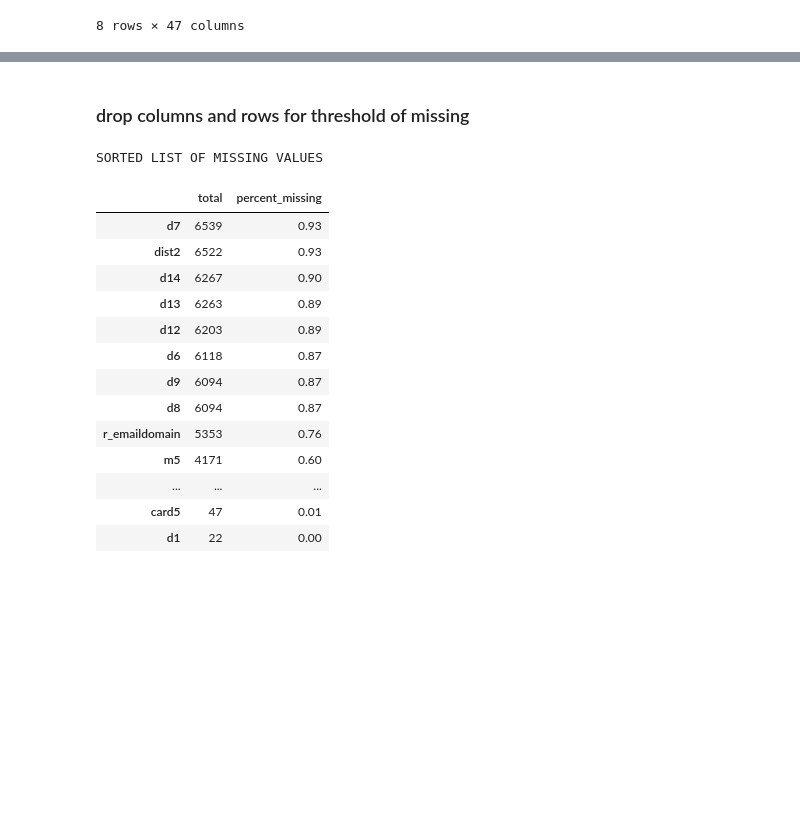
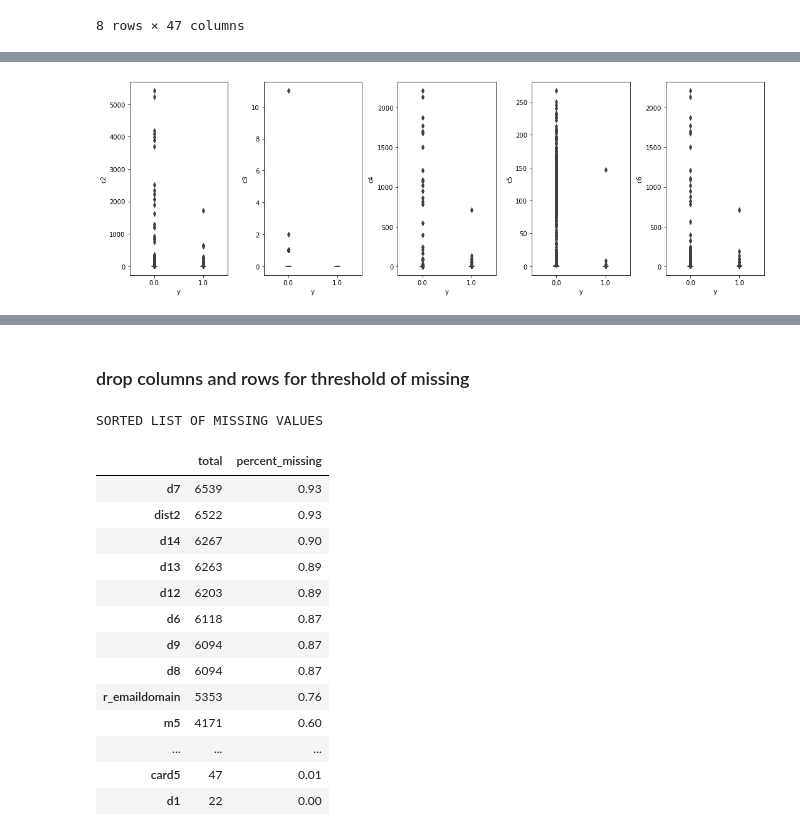
Before and after one commit to Marcelobbr/fraud_detection, a Jupyter notebook: notebooks/03_eda_cleansing.ipynb, the cells around one changed output, grey strips where cells are left out. Cells and saved outputs as stored; diff of their text form; code cells hidden in the pictures; blank space fills up the shorter version.

```diff
--- a/notebooks/03_eda_cleansing.ipynb
+++ b/notebooks/03_eda_cleansing.ipynb
@@ -191,0 +332,5 @@ data.describe()
+# %%
+if not sandbox_mode:
+    build_boxplots(data[numerical_cols[partition*2:partition*3]], y_train['y'], '03')
+# %% [output]
+[figure, added]
```
Also changed, not shown: parts of 81 cells of this notebook, 16 other files.
